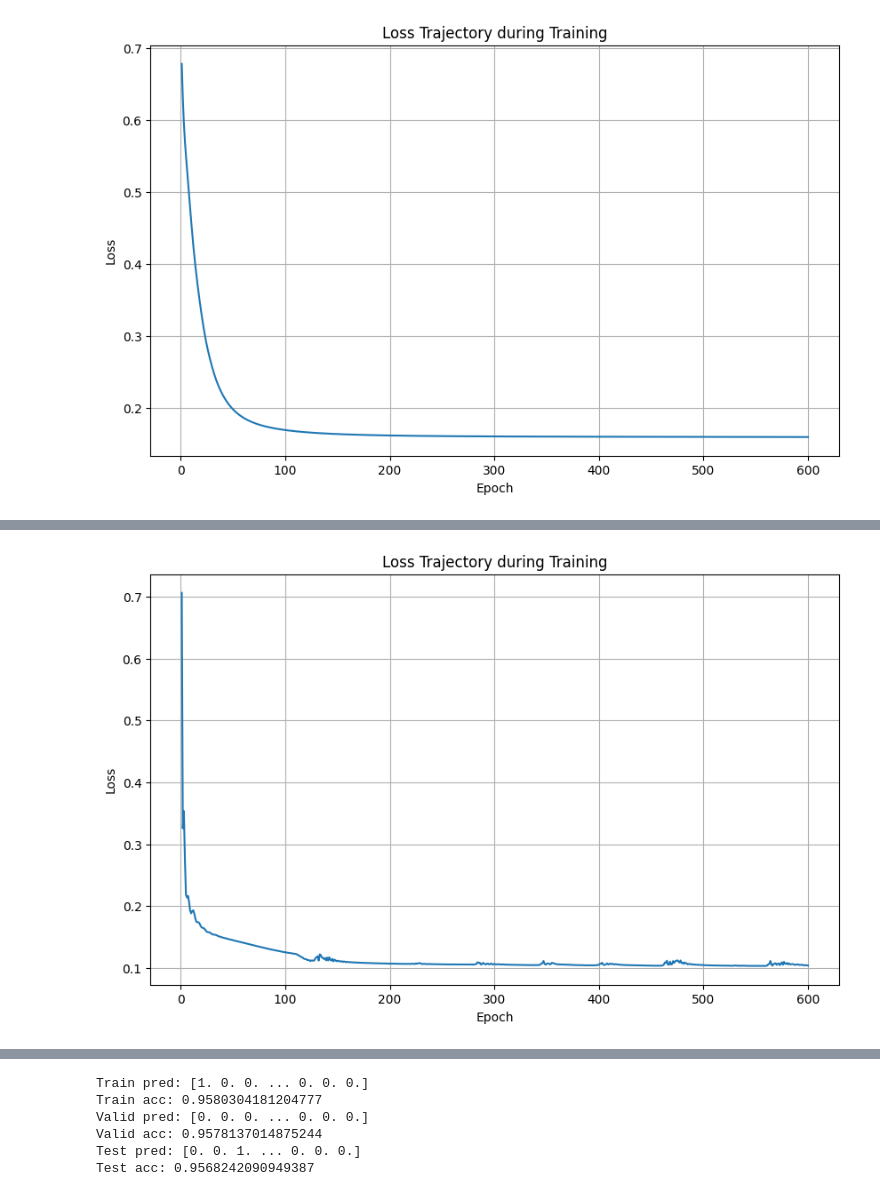
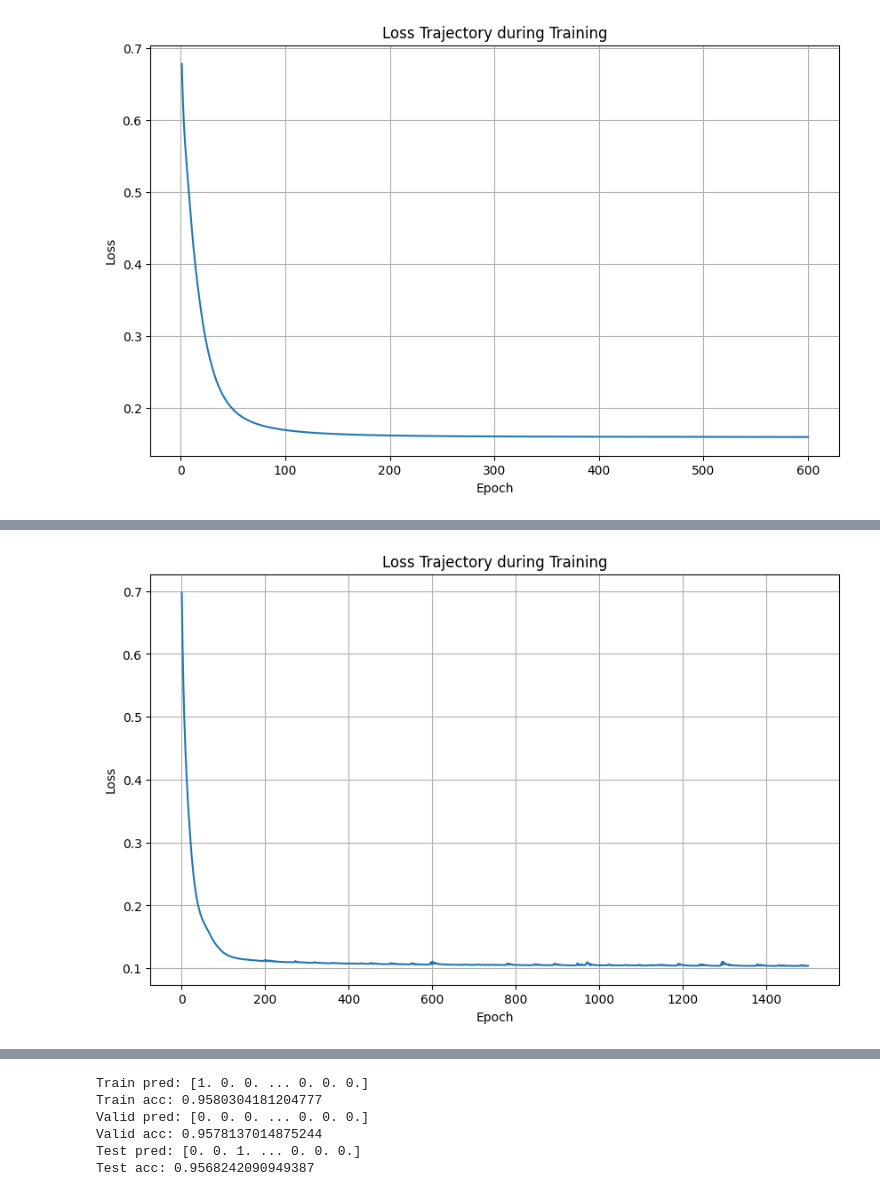
Before and after one commit to Marcusleeleelee/FTEC4998-4999, a Jupyter notebook: FTEC4998_4999.ipynb, the cells around one changed output, grey strips where cells are left out. Cells and saved outputs as stored; diff of their text form; code cells hidden in the pictures.

```diff
--- a/FTEC4998_4999.ipynb
+++ b/FTEC4998_4999.ipynb
@@ -378,15 +389,9 @@ Validation Recall: 0.38394
 Validation AUC: 0.89446
 [figure]
 # %%
-# Required imports
-import torch
-import torch.nn as nn
-import torch.optim as optim
-import matplotlib.pyplot as plt
-
 # Define the MLP model for binary classification
 class MLPModel(nn.Module):
-    def __init__(self, train_x, train_y, lr=0.05):
+    def __init__(self, train_x, train_y, lr=0.01):
         super(MLPModel, self).__init__()
 
         # Convert training data to tensors and move to the specified device (GPU/CPU)
@@ -398,12 +403,17 @@ class MLPModel(nn.Module):
 
         # Define the MLP architecture
         self.net = nn.Sequential(
-            nn.Linear(self.input_dim, 64),
-            nn.ReLU(),
-            nn.Linear(64, 32),
-            nn.ReLU(),
-            nn.Linear(32, 1),
-            nn.Sigmoid()
+            # First Layer
+            nn.Linear(self.input_dim, 16),           # Change number of neurons to 32
+            nn.BatchNorm1d(16),                     # Batch Normalization
+            nn.Sigmoid(),                              # Swish (SiLU) activation function
+            # Third Layer
+            nn.Linear(16, 9),                       # Change number of neurons to 8
+            nn.BatchNorm1d(9),                      # Batch Normalization
+            nn.ReLU(),      # LeakyReLU activation function with a negative slope
+            # Output Layer
+            nn.Linear(9, 1),                        # Output layer with 1 neuron (binary classification)
+            nn.Sigmoid()                            # Sigmoid activation function for binary classification
         )
 
         # Define the loss function (Binary Cross-Entropy) and the optimizer (Adam)
@@ -411,7 +421,7 @@ class MLPModel(nn.Module):
         self.optimizer = optim.Adam(self.parameters(), lr=lr)
 
         # Set the number of training epochs
-        self.epochs = 600
+        self.epochs = 1500
 
     def forward(self, x):
         """
@@ -419,46 +429,13 @@ class MLPModel(nn.Module):
         """
         return self.net(x)
 
-    def plot_model_architecture(self):
+    def show_model_summary(self):
         """
-        Plots the architecture of the PyTorch model by visualizing the layers.
+        Displays a detailed summary of the model using torchsummary.
+        """
+        # Print a summary of the model, showing layers and number of parameters
+        summary(self, input_size=(self.input_dim,))
 
-        Args:
-        - model: A PyTorch model (should be nn.Sequential or contain a sequential-like structure).
-        """
-        # Extract layers from the model (assuming it's a nn.Sequential model)
-        layers = []
-        for layer in self.model.net:
-            layers.append(str(layer))
-
-        # Define the number of layers and nodes in each layer
-        num_layers = len(layers)
-
-        # Create a figure
-        plt.figure(figsize=(8, 6))
-        plt.title('MLP Model Architecture', fontsize=16)
-
-        # Plotting the layers
-        y_offset = 0
-        for i, layer in enumerate(layers):
-            layer_name = layer.split('(')[0]  # Get the layer name (Linear, ReLU, etc.)
-
-            # Plot the layer type as text
-            plt.text(0.5, y_offset, layer_name, fontsize=12, ha='center')
-
-            # Draw a rectangle for each layer to represent it visually
-            plt.gca().add_patch(plt.Rectangle((0.3, y_offset - 0.2), 0.4, 0.4, fill=True, edgecolor='black', facecolor='lightgray'))
-
-            # Update y_offset for the next layer
-            y_offset -= 1.0
-
-        # Adjust plot limits and hide axes
-        plt.gca().set_xlim(0, 1)
-        plt.gca().set_ylim(y_offset + 0.5, 0.5)
-        plt.gca().axis('off')
-
-        # Show the plot
-        plt.show()
 
 # Instantiate the MLP model
 mlp_model = MLPModel(train_x, train_y)
@@ -493,6 +470,6 @@ plt.ylabel('Loss')
 plt.grid(True)
 plt.show()
 
-# Plot model architecture
-mlp_model.plot_model_architecture()
+# Show the model summary using torchsummary
+mlp_model.show_model_summary()
 # %% [output]
@@ -515 +493 @@ Validation AUC: 0.9592
-[figure, old version]
+[figure, new version]
```
Also changed, not shown: parts of 10 cells of this notebook.
